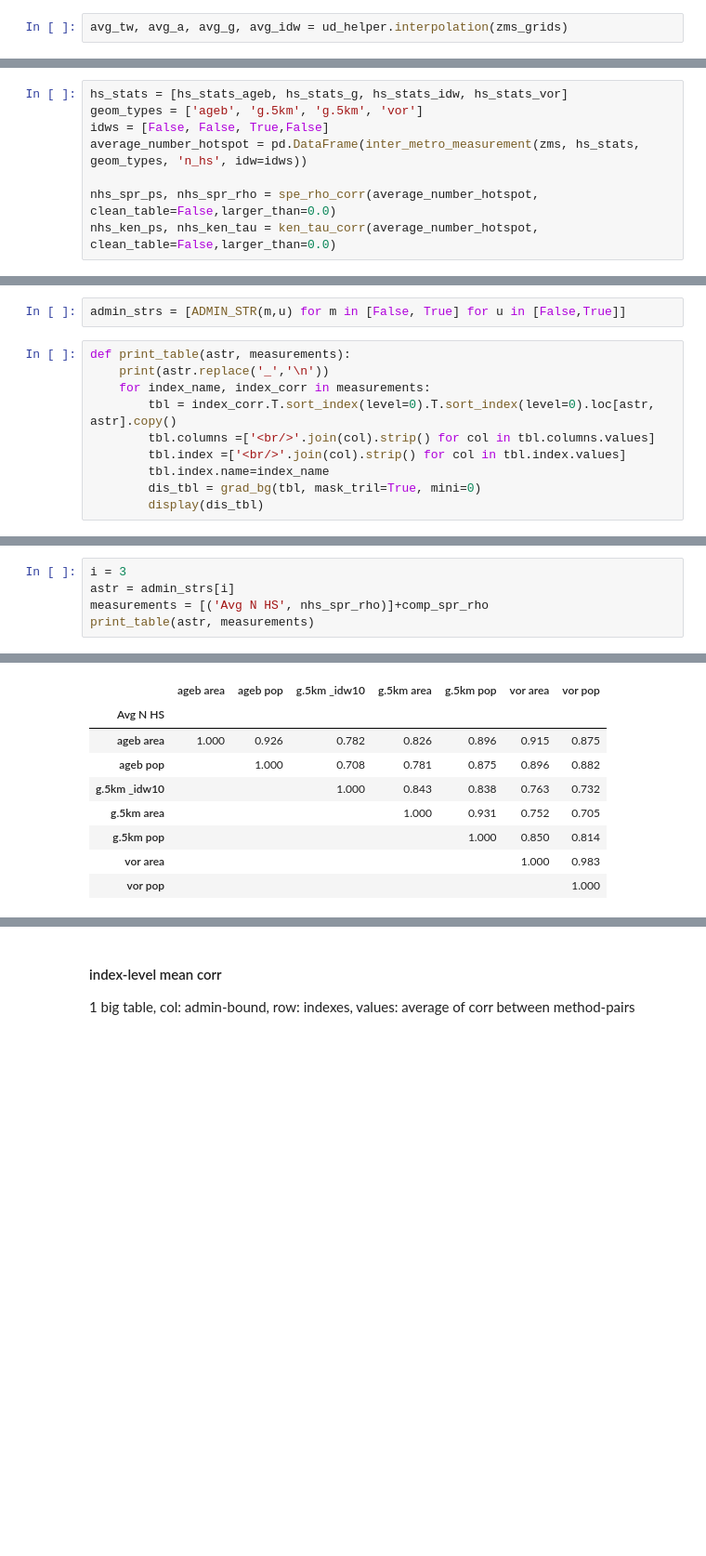
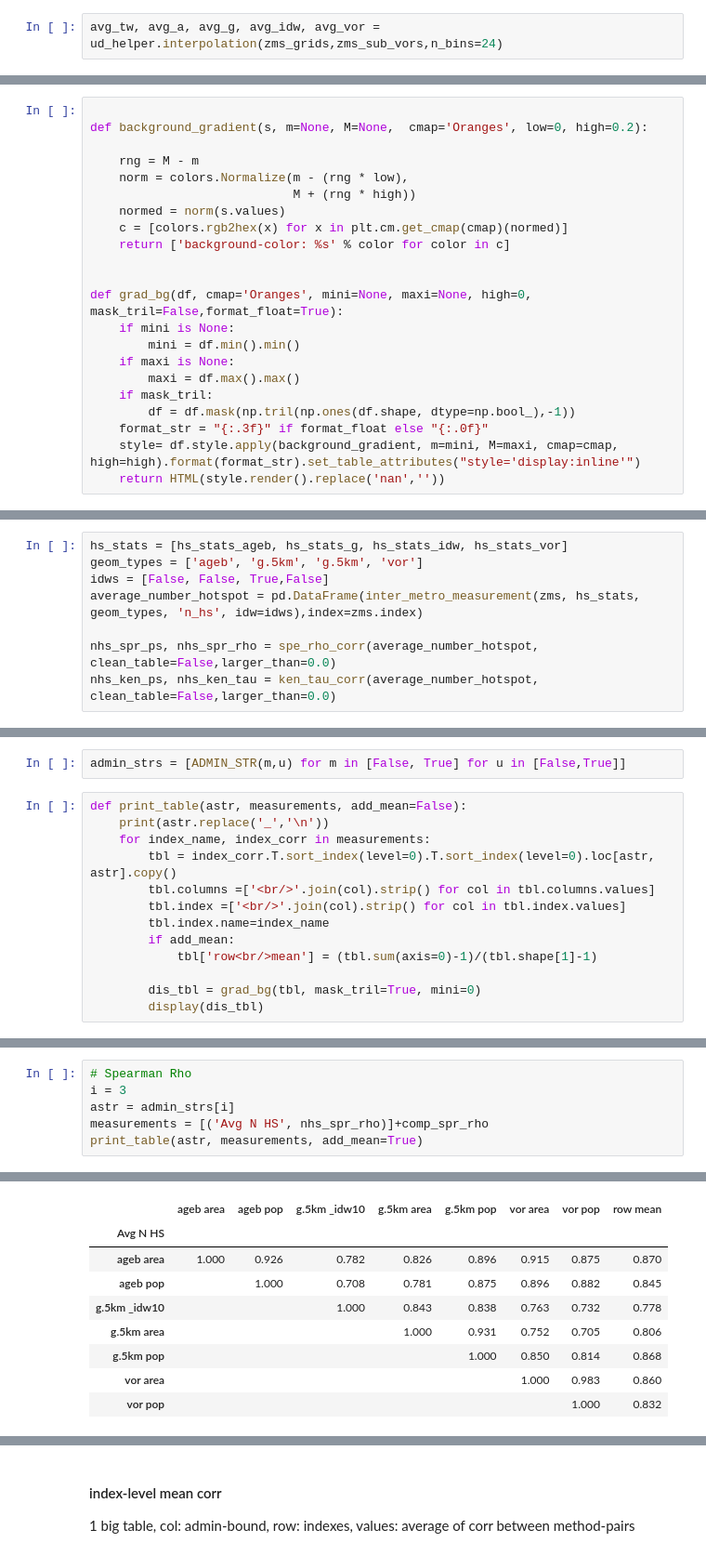
Before and after one commit to JHWu92/mob2crime, a Jupyter notebook: Urban Structure Difference-2.ipynb, the cells around one changed output, grey strips where cells are left out. Shown at 93% size. Cells and saved outputs as stored; diff of their text form; blank space fills up the shorter version.

```diff
--- a/Urban Structure Difference-2.ipynb
+++ b/Urban Structure Difference-2.ipynb
@@ -60,7 +83,7 @@ computing the weight
 # %% [markdown]
 # load interpolation and interpolate avg
 # %%
-avg_tw, avg_a, avg_g, avg_idw = ud_helper.interpolation(zms_grids)
+avg_tw, avg_a, avg_g, avg_idw, avg_vor = ud_helper.interpolation(zms_grids,zms_sub_vors,n_bins=24)
 # %% [output]
 loading cached tw average stats/stat_tw_dow_aver_hr_uniq_user-out+in.pickle
 to_map_agebs loading existing file data/mex_tw_intpl/tower_to_mpa_agebs_by_area.csv
@@ -180,3 +194,25 @@ from IPython.core.display import HTML
+# %%
+
+def background_gradient(s, m=None, M=None,  cmap='Oranges', low=0, high=0.2):
+
+    rng = M - m
+    norm = colors.Normalize(m - (rng * low),
+                            M + (rng * high))
+    normed = norm(s.values)
+    c = [colors.rgb2hex(x) for x in plt.cm.get_cmap(cmap)(normed)]
+    return ['background-color: %s' % color for color in c]
+
+
+def grad_bg(df, cmap='Oranges', mini=None, maxi=None, high=0, mask_tril=False,format_float=True):
+    if mini is None:
+        mini = df.min().min()
+    if maxi is None:
+        maxi = df.max().max()
+    if mask_tril:
+        df = df.mask(np.tril(np.ones(df.shape, dtype=np.bool_),-1))
+    format_str = "{:.3f}" if format_float else "{:.0f}"
+    style= df.style.apply(background_gradient, m=mini, M=maxi, cmap=cmap, high=high).format(format_str).set_table_attributes("style='display:inline'")
+    return HTML(style.render().replace('nan',''))
 # %%
 def grad_bg(df, cmap='Oranges', mini=None, maxi=None, high=0, mask_tril=False,format_float=True):
     if mini is None:
@@ -376,7 +427,7 @@ for (measure_name, time_range), compact in compactness_indexes.items():
 hs_stats = [hs_stats_ageb, hs_stats_g, hs_stats_idw, hs_stats_vor]
 geom_types = ['ageb', 'g.5km', 'g.5km', 'vor']
 idws = [False, False, True,False]
-average_number_hotspot = pd.DataFrame(inter_metro_measurement(zms, hs_stats, geom_types, 'n_hs', idw=idws))
+average_number_hotspot = pd.DataFrame(inter_metro_measurement(zms, hs_stats, geom_types, 'n_hs', idw=idws),index=zms.index)
 
 nhs_spr_ps, nhs_spr_rho = spe_rho_corr(average_number_hotspot, clean_table=False,larger_than=0.0)
 nhs_ken_ps, nhs_ken_tau = ken_tau_corr(average_number_hotspot, clean_table=False,larger_than=0.0)
@@ -469,12 +520,15 @@ draw_scatter(Mean_number_hot)
 # %%
 admin_strs = [ADMIN_STR(m,u) for m in [False, True] for u in [False,True]]
 # %%
-def print_table(astr, measurements):
+def print_table(astr, measurements, add_mean=False):
     print(astr.replace('_','\n'))
     for index_name, index_corr in measurements:
         tbl = index_corr.T.sort_index(level=0).T.sort_index(level=0).loc[astr, astr].copy()
         tbl.columns =['<br/>'.join(col).strip() for col in tbl.columns.values]
         tbl.index =['<br/>'.join(col).strip() for col in tbl.index.values]
         tbl.index.name=index_name
+        if add_mean:
+            tbl['row<br/>mean'] = (tbl.sum(axis=0)-1)/(tbl.shape[1]-1)
+
         dis_tbl = grad_bg(tbl, mask_tril=True, mini=0)
         display(dis_tbl)
@@ -587,19 +654,20 @@ Urban
 | vor pop |  |  |  |  |  |  | 1.000 |
 ... (5 outputs left out)
 # %%
+# Spearman Rho
 i = 3
 astr = admin_strs[i]
 measurements = [('Avg N HS', nhs_spr_rho)]+comp_spr_rho
-print_table(astr, measurements)
+print_table(astr, measurements, add_mean=True)
 # %% [output]
 PerMun
 Urban
-|  | ageb area | ageb pop | g.5km _idw10 | g.5km area | g.5km pop | vor area | vor pop |
-| Avg N HS |  |  |  |  |  |  |  |
-| ageb area | 1.000 | 0.926 | 0.782 | 0.826 | 0.896 | 0.915 | 0.875 |
-| ageb pop |  | 1.000 | 0.708 | 0.781 | 0.875 | 0.896 | 0.882 |
-| g.5km _idw10 |  |  | 1.000 | 0.843 | 0.838 | 0.763 | 0.732 |
-| g.5km area |  |  |  | 1.000 | 0.931 | 0.752 | 0.705 |
-| g.5km pop |  |  |  |  | 1.000 | 0.850 | 0.814 |
-| vor area |  |  |  |  |  | 1.000 | 0.983 |
-| vor pop |  |  |  |  |  |  | 1.000 |
+|  | ageb area | ageb pop | g.5km _idw10 | g.5km area | g.5km pop | vor area | vor pop | row mean |
+| Avg N HS |  |  |  |  |  |  |  |  |
+| ageb area | 1.000 | 0.926 | 0.782 | 0.826 | 0.896 | 0.915 | 0.875 | 0.870 |
+| ageb pop |  | 1.000 | 0.708 | 0.781 | 0.875 | 0.896 | 0.882 | 0.845 |
+| g.5km _idw10 |  |  | 1.000 | 0.843 | 0.838 | 0.763 | 0.732 | 0.778 |
+| g.5km area |  |  |  | 1.000 | 0.931 | 0.752 | 0.705 | 0.806 |
+| g.5km pop |  |  |  |  | 1.000 | 0.850 | 0.814 | 0.868 |
+| vor area |  |  |  |  |  | 1.000 | 0.983 | 0.860 |
+| vor pop |  |  |  |  |  |  | 1.000 | 0.832 |
```
Also changed, not shown: parts of 101 cells of this notebook.
